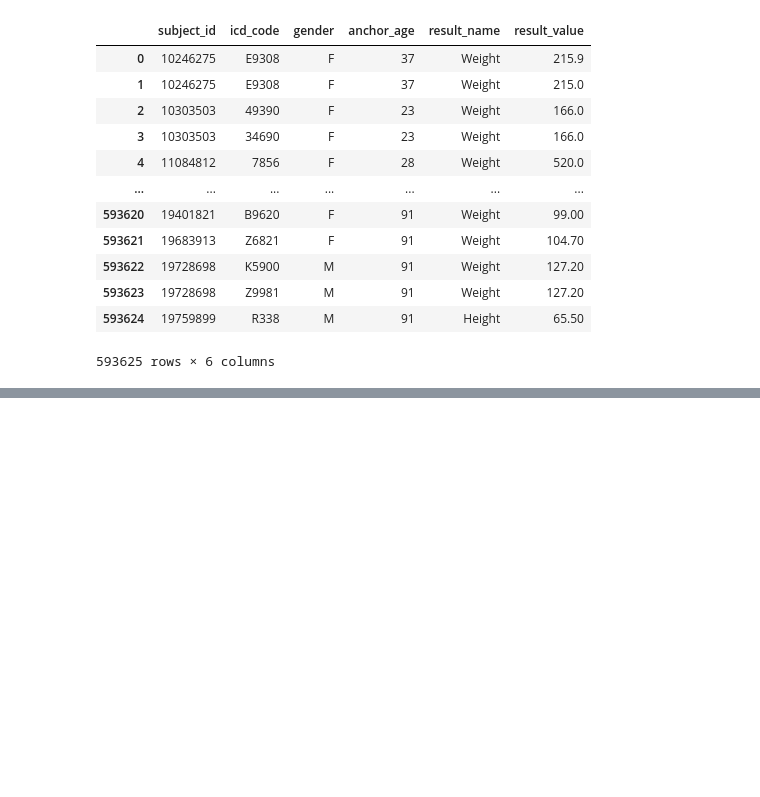
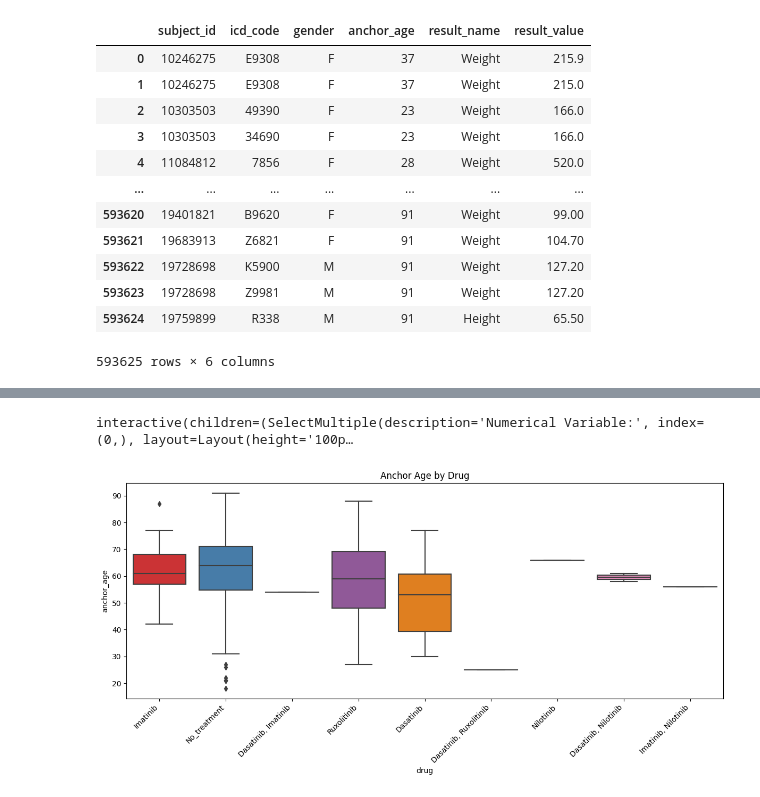
Before and after one commit to yloughribi/Internship, a Jupyter notebook: Model_Training.ipynb, the cells around one changed output, grey strips where cells are left out. Drawn from its saved outputs; the diff is of its cells as text; code cells hidden in the pictures; blank space fills up the shorter version.

```diff
--- a/Model_Training.ipynb
+++ b/Model_Training.ipynb
@@ -100,7 +115,7 @@ df
 drug_cols = ['Cabozantinib', 'Crizotinib', 'Dasatinib', 'Imatinib', 'Nilotinib', 'Ruxolitinib']
 
 def list_drugs(row):
-    taken = [drug for drug in drug_cols if row[drug] == 1]
+    taken = [drug for drug in drug_cols if row[drug] >= 1]
     if not taken:
         return 'No_treatment'
     return ', '.join(taken)
@@ -120,13 +137,12 @@ Name: count, dtype: int64
 # %%
 # Patients with no drug prescribed
-no_treatment_patients = df.loc[df[drug_cols_nonzero].sum(axis=1) == 0, 'subject_id']
+no_treatment_patients = df.loc[df[drug_cols].sum(axis=1) == 0, 'subject_id']
 
-no_treatment_df = df.loc[df['subject_id'].isin(no_treatment_patients), ['subject_id', 'anchor_age', 'mean_bmi', 'mean_systolic', 'gender']].copy()
+no_treatment_df = df.loc[df['subject_id'].isin(no_treatment_patients)].copy()
 no_treatment_df['drug'] = 'No_treatment'
-no_treatment_df['value'] = 1
 
 # Combine
-df_drugs_grouped = pd.concat([df_drugs_grouped, no_treatment_df], ignore_index=True)
+df_drugs_grouped = pd.concat([df, no_treatment_df], ignore_index=True)
 # %%
 print("Total unique patients:", df_drugs_grouped['subject_id'].nunique())
 print("Drugs represented:", df_drugs_grouped['drug'].unique())
@@ -132,0 +154,2 @@ print("Drugs represented:", df_drugs_grouped['drug'].unique())
+# %%
+df_drugs_grouped = df_drugs_grouped.drop_duplicates()
@@ -151,11 +192,11 @@ feature_options = [
 ]
 
 # Aggregate to one row per patient per drug
-df_drugs_grouped = df_drugs_grouped.groupby(['subject_id', 'drug']).mean(numeric_only=True).reset_index()
+df_drugs_grouped_nt = df_drugs_grouped_nt.groupby(['subject_id', 'drug']).mean(numeric_only=True).reset_index()
 
 # Optional: include non-numeric info if needed (e.g., gender, age) — use first() for categorical
 for col in ['gender', 'anchor_age']:
-    df_drugs_grouped[col] = df_drugs_grouped.groupby(['subject_id', 'drug'])[col].first().values
+    df_drugs_grouped_nt[col] = df_drugs_grouped_nt.groupby(['subject_id', 'drug'])[col].first().values
 
 
 # Widget for selecting multiple numeric variables
@@ -168,10 +209,19 @@ widget_dist_plot = widgets.SelectMultiple(
 
 # Wrap dist_plot to work with the widget
 def inter_dist_plot(x):
-    return dist_plot(x, df_drugs_grouped)
+    return dist_plot(x, df_drugs_grouped_nt)
 
 # Display the widget
 interact(inter_dist_plot, x=widget_dist_plot);
+# %% [output]
+interactive(children=(SelectMultiple(description='Numerical Variable:', index=(0,), layout=Layout(height='100p…
 # %%
+plt.figure(figsize=(12, 6))
 sns.boxplot(data=df_drugs_grouped, x='drug', y='anchor_age', palette='Set1')
+plt.xticks(rotation=45, ha='right')
+plt.title("Anchor Age by Drug")
+plt.tight_layout()
+plt.show()
+# %% [output]
+[figure, added]
 # %%
```
Also changed, not shown: parts of 18 cells of this notebook, 1 other file.
